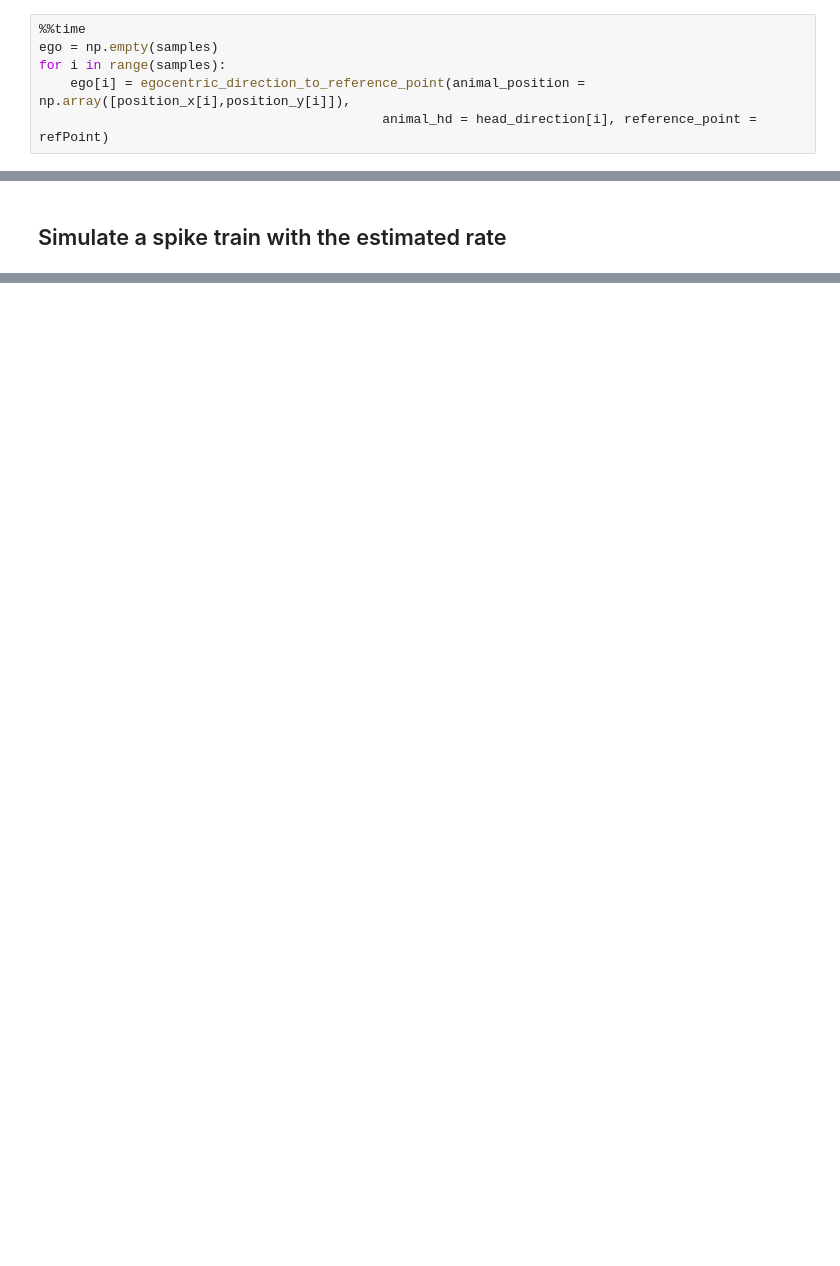
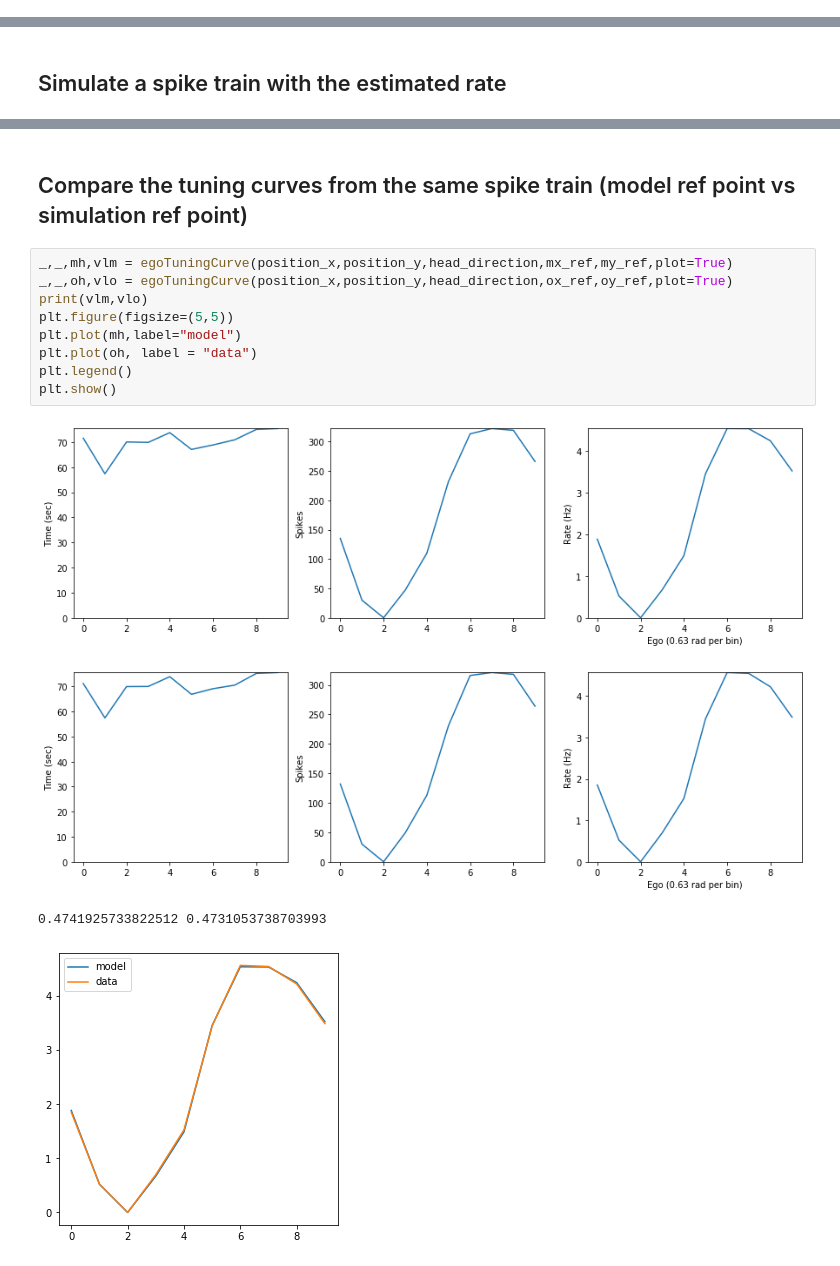
Before and after one commit to kevin-allen/spatialPoissonSpikeTrain, a Jupyter notebook: notebooks/tutorial_04_egocentric_coding.ipynb, the cells around one changed output, grey strips where cells are left out. Drawn from its saved outputs; the diff is of its cells as text; blank space fills up the shorter version.

```diff
--- a/notebooks/tutorial_04_egocentric_coding.ipynb
+++ b/notebooks/tutorial_04_egocentric_coding.ipynb
@@ -93,6 +99,0 @@ plt.scatter(refPoint[0],refPoint[1],c="red")
-# %%
-%%time
-ego = np.empty(samples)
-for i in range(samples):
-    ego[i] = egocentric_direction_to_reference_point(animal_position = np.array([position_x[i],position_y[i]]),
-                                            animal_hd = head_direction[i], reference_point = refPoint)
@@ -279,0 +324,16 @@ print(results)
+# %% [markdown]
+## Compare the tuning curves from the same spike train (model ref point vs simulation ref point)
+# %%
+_,_,mh,vlm = egoTuningCurve(position_x,position_y,head_direction,mx_ref,my_ref,plot=True)
+_,_,oh,vlo = egoTuningCurve(position_x,position_y,head_direction,ox_ref,oy_ref,plot=True)
+print(vlm,vlo)
+plt.figure(figsize=(5,5))
+plt.plot(mh,label="model")
+plt.plot(oh, label = "data")
+plt.legend()
+plt.show()
+# %% [output]
+[figure, added]
+[figure, added]
+0.4741925733822512 0.4731053738703993
+[figure, added]
```
Also changed, not shown: parts of 20 cells of this notebook, 2 other files.
